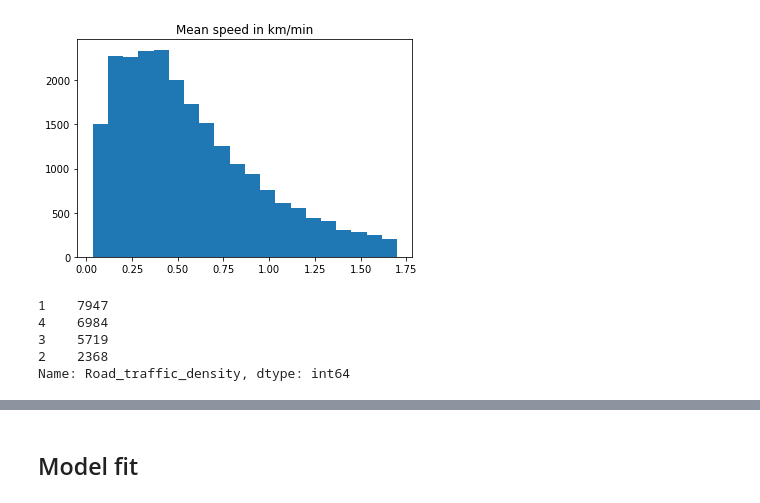
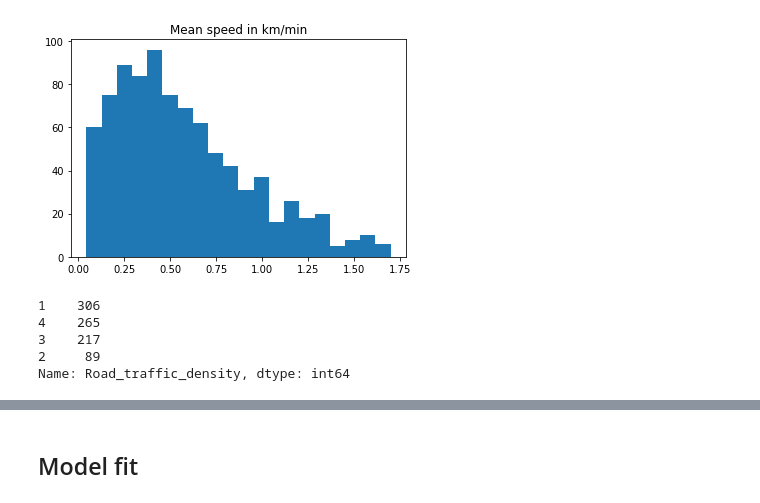
Before and after one commit to justynagibas/data_analytics_project, a Jupyter notebook: basic_model.ipynb, the cells around one changed output, grey strips where cells are left out. Saved outputs shown, nothing was run; the diff lists cells and outputs as text; code cells hidden in the pictures.

```diff
--- a/basic_model.ipynb
+++ b/basic_model.ipynb
@@ -11,34 +11,34 @@ import pandas as pd
 # %%
 df = pd.read_csv('delivery_time_data.csv', delimiter=';', decimal=',')
 
 df = df[df["Road distances [km]"] < 17.5]
 
 # display(df.describe())
 
-train_df = pd.DataFrame(df.iloc[:, :])
+train_df = pd.DataFrame(df.iloc[:1000, :])
 train_df["Mean speed"] = train_df["Road distances [km]"] / (train_df["Time_taken(min)"] - train_df["Meal_preparation_time"])
 train_df = train_df[train_df["Mean speed"] < 1.7]
 plt.hist(train_df["Mean speed"], bins=20)
 plt.title("Mean speed in km/min")
 plt.show()
 # display(train_df["Road_traffic_density"].value_counts())
 # plt.title("Count of density type")
 # plt.show()
 
 # train_df["Mean speed"].describe()
 # train_df["Time_taken(min)"].describe()
 # train_df.head()
 
 road_density_map = {'Jam ':1, 'High ':2, 'Medium ':3, 'Low ':4}
 
 train_df["Road_traffic_density"] = train_df["Road_traffic_density"].apply(lambda x: road_density_map[x])
 display(train_df["Road_traffic_density"].value_counts())
 # %% [output]
-[figure, old version]
+[figure, new version]
-1    7947
-4    6984
-3    5719
-2    2368
+1    306
+4    265
+3    217
+2     89
 Name: Road_traffic_density, dtype: int64
 # %%
 model_ppc=CmdStanModel(stan_file='basic_ppc.stan')
```
Also changed, not shown: parts of 2 cells of this notebook, 2 other files.
